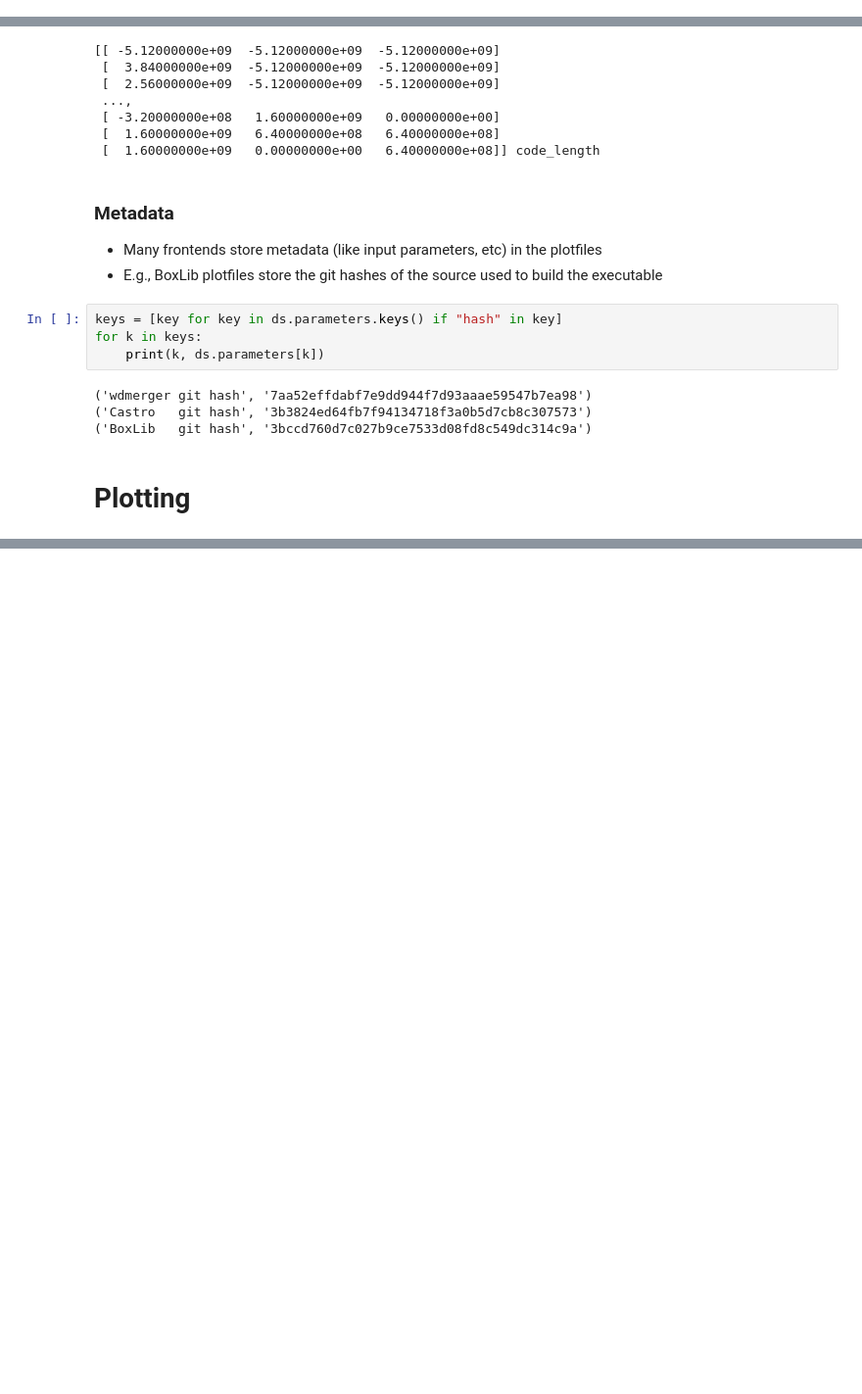
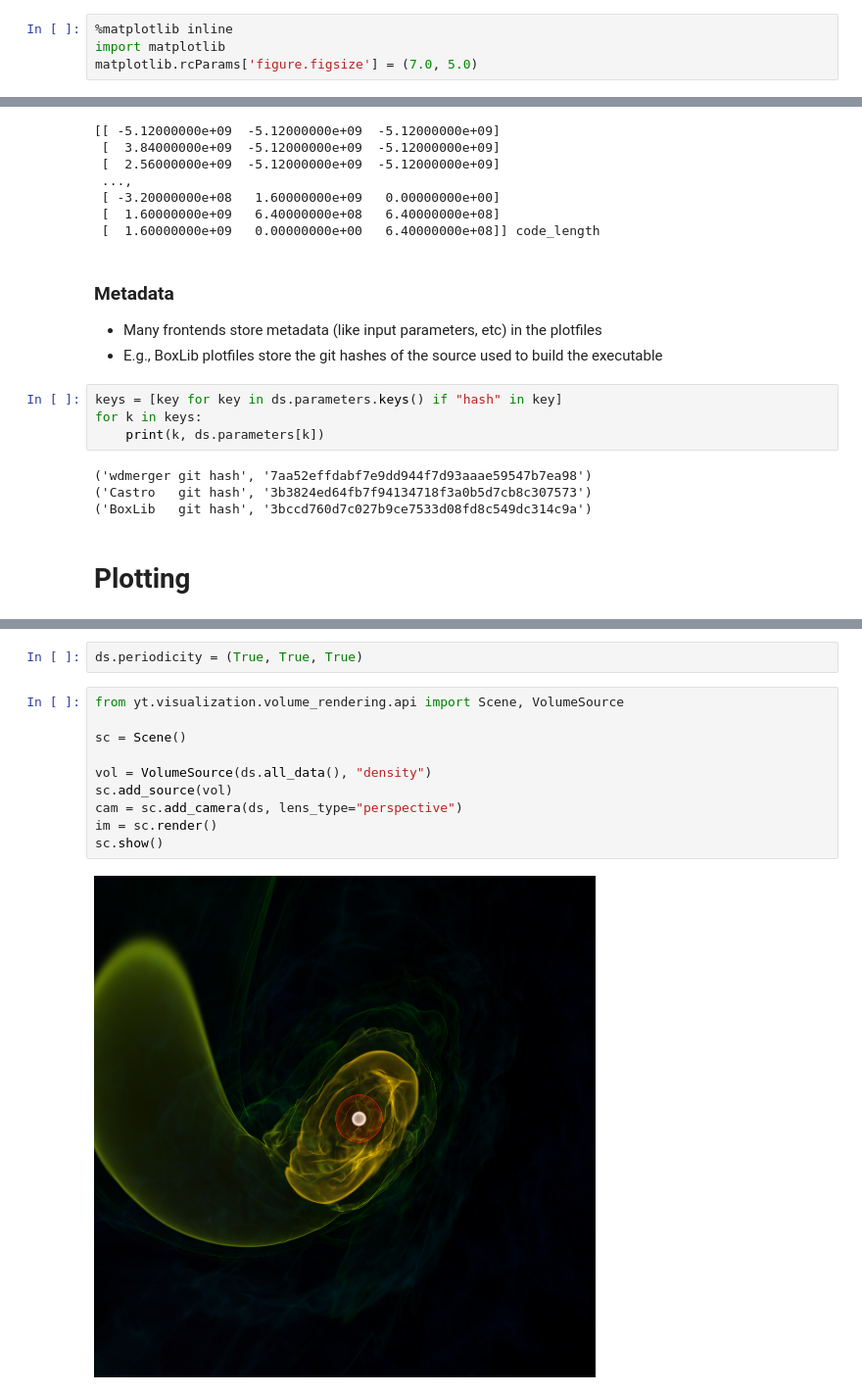
Before and after one commit to zingale/yt-olcf, a Jupyter notebook: yt-presentation.ipynb, the cells around one changed output, grey strips where cells are left out. Shown: that part at 98% size. Drawn from its saved outputs; the diff is of its cells as text; blank space fills up the shorter version.

```diff
--- a/yt-presentation.ipynb
+++ b/yt-presentation.ipynb
@@ -5,3 +3,7 @@
+# %%
+%matplotlib inline
+import matplotlib
+matplotlib.rcParams['figure.figsize'] = (7.0, 5.0)
 # %% [markdown]
 ### About yt
 
@@ -116,0 +154,14 @@ This is a projection plot -- the integral along a particular direction.  You can
+# %%
+ds.periodicity = (True, True, True)
+# %%
+from yt.visualization.volume_rendering.api import Scene, VolumeSource
+
+sc = Scene()
+
+vol = VolumeSource(ds.all_data(), "density")
+sc.add_source(vol)
+cam = sc.add_camera(ds, lens_type="perspective")
+im = sc.render()
+sc.show()
+# %% [output]
+[figure, added]
```
Also changed, not shown: parts of 10 cells of this notebook, 1 other file.
